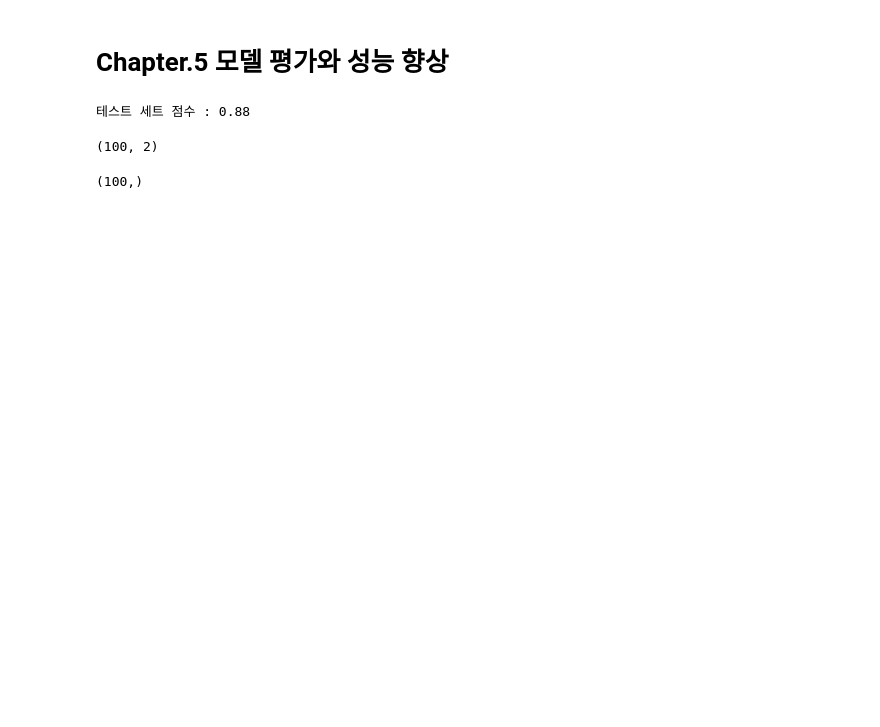
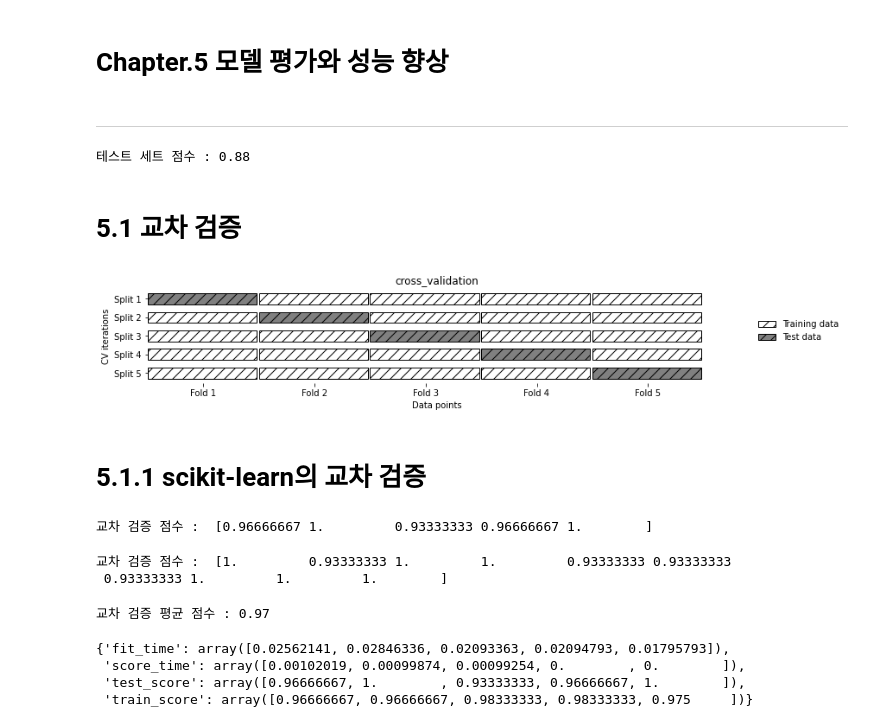
Before and after one commit to iamjinuk/TextBooks, a Jupyter notebook: Introduction to Machine Learning with Python/Chapter.5 모델 평가와 성능 향상.ipynb, the cells around one changed output. Cells and saved outputs as stored; diff of their text form; code cells hidden in the pictures; blank space fills up the shorter version.

```diff
--- a/Introduction to Machine Learning with Python/Chapter.5 모델 평가와 성능 향상.ipynb
+++ b/Introduction to Machine Learning with Python/Chapter.5 모델 평가와 성능 향상.ipynb
@@ -7,3 +21,5 @@ from sklearn.model_selection import train_test_split
+# %% [markdown]
+----------------------------------
 # %%
 X, y = make_blobs(random_state=0)
 X_train, X_test, y_train, y_test = train_test_split(X, y, random_state=0)
@@ -12,11 +28,11 @@ logreg = LogisticRegression().fit(X_train, y_train)
 print('테스트 세트 점수 : {:.2f}'.format(logreg.score(X_test, y_test)))
 # %% [output]
 테스트 세트 점수 : 0.88
-# %%
-X.shape
-# %% [output]
-(100, 2)
-# %%
-y.shape
-# %% [output]
-(100,)
+# %% [markdown]
+# 5.1 교차 검증
+# %%
+mglearn.plots.plot_cross_validation()
+# %% [output]
+[figure, added]
+# %% [markdown]
+# 5.1.1 scikit-learn의 교차 검증
@@ -22,0 +43,19 @@ y.shape
+# %%
+iris = load_iris()
+logreg = LogisticRegression()
+
+scores = cross_val_score(logreg, iris.data, iris.target)
+print('교차 검증 점수 : ', scores)
+# %% [output]
+교차 검증 점수 :  [0.96666667 1.         0.93333333 0.96666667 1.        ]
+# %%
+scores = cross_val_score(logreg, iris.data, iris.target, cv=10)
+print('교차 검증 점수 : ', scores)
+# %% [output]
+교차 검증 점수 :  [1.         0.93333333 1.         1.         0.93333333 0.93333333
+ 0.93333333 1.         1.         1.        ]
+# %%
+print('교차 검증 평균 점수 : {:.2f}'.format(scores.mean()))
+# score은 여러 값이 저장되어 있는 array이기 때문에 mean을 통해 평균을 구할 수 있다.
+# %% [output]
+교차 검증 평균 점수 : 0.97
@@ -22,0 +64,8 @@ y.shape
+# %%
+res = cross_validate(logreg, iris.data, iris.target, cv=5, return_train_score=True)
+display(res)
+# %% [output]
+{'fit_time': array([0.02562141, 0.02846336, 0.02093363, 0.02094793, 0.01795793]),
+ 'score_time': array([0.00102019, 0.00099874, 0.00099254, 0.        , 0.        ]),
+ 'test_score': array([0.96666667, 1.        , 0.93333333, 0.96666667, 1.        ]),
+ 'train_score': array([0.96666667, 0.96666667, 0.98333333, 0.98333333, 0.975     ])}
```
Also changed, not shown: parts of 30 cells of this notebook.
